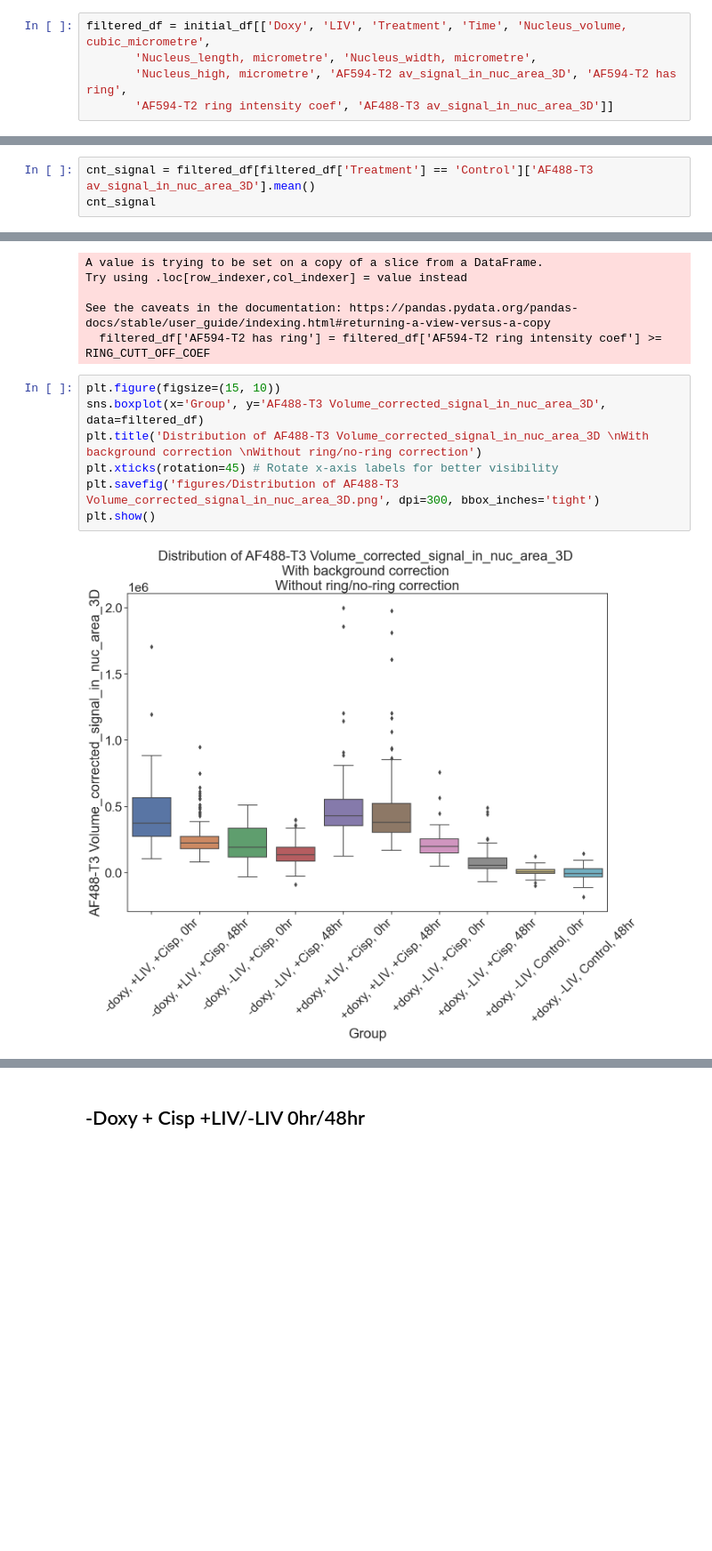
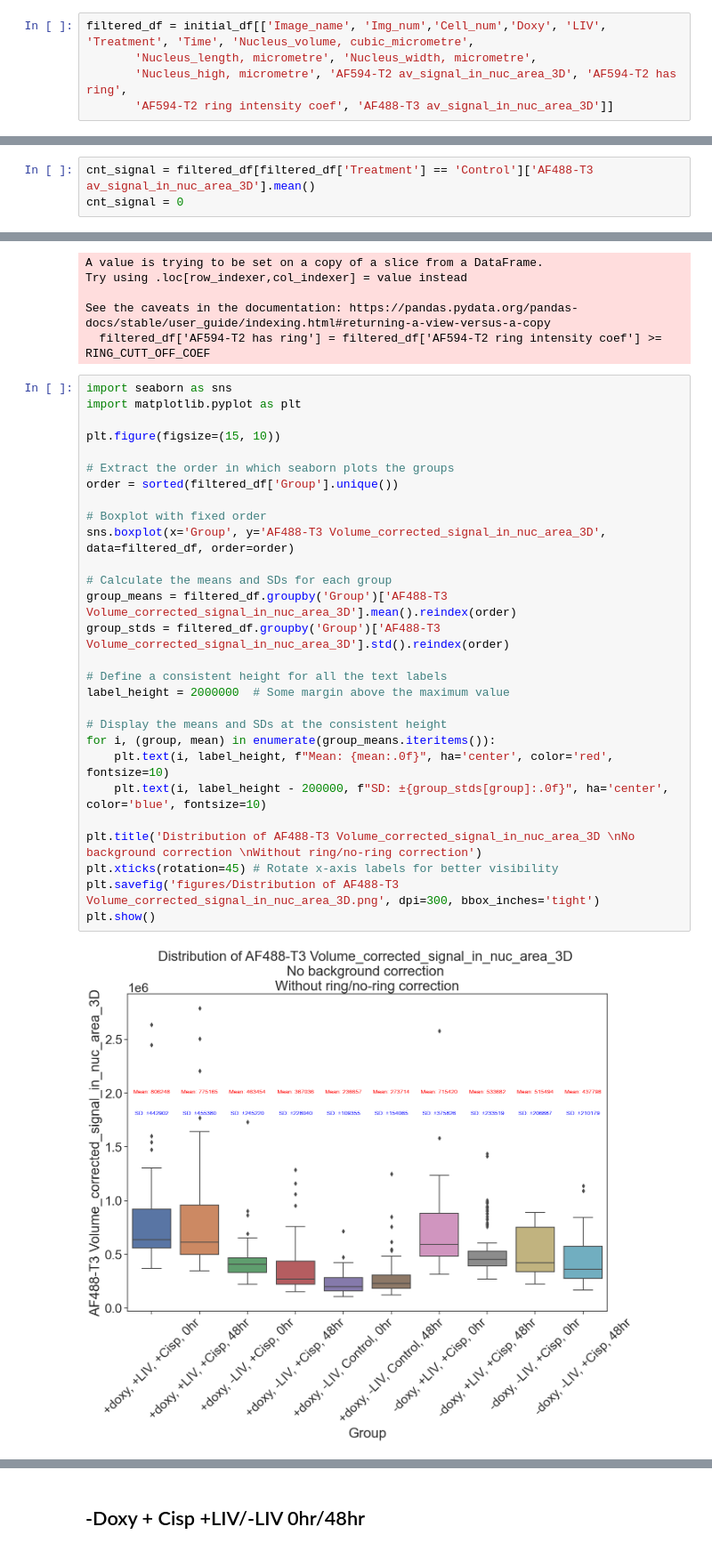
Before and after one commit to ninanikitina/3D_signal_detection, a Jupyter notebook: cisp_data_analysis.ipynb, the cells around one changed output, grey strips where cells are left out. Shown at 89% size. Cells and saved outputs as stored; diff of their text form; blank space fills up the shorter version.

```diff
--- a/cisp_data_analysis.ipynb
+++ b/cisp_data_analysis.ipynb
@@ -84,7 +84,7 @@ Index(['Image_name', 'Date', 'Doxy', 'LIV', 'Treatment', 'Time', 'Img_num',
        'AF488-T3 has ring', 'AF488-T3 ring intensity coef'],
       dtype='object')
 # %%
-filtered_df = initial_df[['Doxy', 'LIV', 'Treatment', 'Time', 'Nucleus_volume, cubic_micrometre',
+filtered_df = initial_df[['Image_name', 'Img_num','Cell_num','Doxy', 'LIV', 'Treatment', 'Time', 'Nucleus_volume, cubic_micrometre',
        'Nucleus_length, micrometre', 'Nucleus_width, micrometre',
        'Nucleus_high, micrometre', 'AF594-T2 av_signal_in_nuc_area_3D', 'AF594-T2 has ring',
        'AF594-T2 ring intensity coef', 'AF488-T3 av_signal_in_nuc_area_3D']]
@@ -116,4 +116,4 @@ See the caveats in the documentation: https://pandas.pydata.org/pandas-docs/stab
 Acquire control cells and measure the average signal at 0h and 48 hours for all cells. This signal will then be subtracted from the average signal of each cell subsequently.
 # %%
 cnt_signal = filtered_df[filtered_df['Treatment'] == 'Control']['AF488-T3 av_signal_in_nuc_area_3D'].mean()
-cnt_signal
+cnt_signal = 0
@@ -170,11 +158,32 @@ Try using .loc[row_indexer,col_indexer] = value instead
 See the caveats in the documentation: https://pandas.pydata.org/pandas-docs/stable/user_guide/indexing.html#returning-a-view-versus-a-copy
   filtered_df['AF594-T2 has ring'] = filtered_df['AF594-T2 ring intensity coef'] >= RING_CUTT_OFF_COEF
 # %%
+import seaborn as sns
+import matplotlib.pyplot as plt
+
 plt.figure(figsize=(15, 10))
-sns.boxplot(x='Group', y='AF488-T3 Volume_corrected_signal_in_nuc_area_3D', data=filtered_df)
-plt.title('Distribution of AF488-T3 Volume_corrected_signal_in_nuc_area_3D \nWith background correction \nWithout ring/no-ring correction')
+
+# Extract the order in which seaborn plots the groups
+order = sorted(filtered_df['Group'].unique())
+
+# Boxplot with fixed order
+sns.boxplot(x='Group', y='AF488-T3 Volume_corrected_signal_in_nuc_area_3D', data=filtered_df, order=order)
+
+# Calculate the means and SDs for each group
+group_means = filtered_df.groupby('Group')['AF488-T3 Volume_corrected_signal_in_nuc_area_3D'].mean().reindex(order)
+group_stds = filtered_df.groupby('Group')['AF488-T3 Volume_corrected_signal_in_nuc_area_3D'].std().reindex(order)
+
+# Define a consistent height for all the text labels
+label_height = 2000000  # Some margin above the maximum value
+
+# Display the means and SDs at the consistent height
+for i, (group, mean) in enumerate(group_means.iteritems()):
+    plt.text(i, label_height, f"Mean: {mean:.0f}", ha='center', color='red', fontsize=10)
+    plt.text(i, label_height - 200000, f"SD: ±{group_stds[group]:.0f}", ha='center', color='blue', fontsize=10)
+
+plt.title('Distribution of AF488-T3 Volume_corrected_signal_in_nuc_area_3D \nNo background correction \nWithout ring/no-ring correction')
 plt.xticks(rotation=45) # Rotate x-axis labels for better visibility
 plt.savefig('figures/Distribution of AF488-T3 Volume_corrected_signal_in_nuc_area_3D.png', dpi=300, bbox_inches='tight')
 plt.show()
 # %% [output]
-[figure, old version]
+[figure, new version]
```
Also changed, not shown: parts of 35 cells of this notebook, 8 other files.
